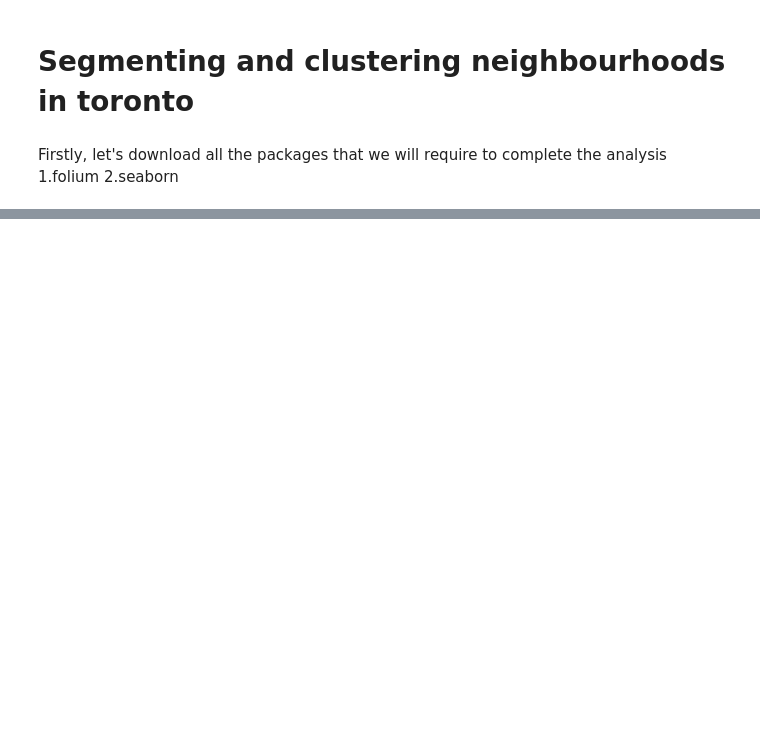
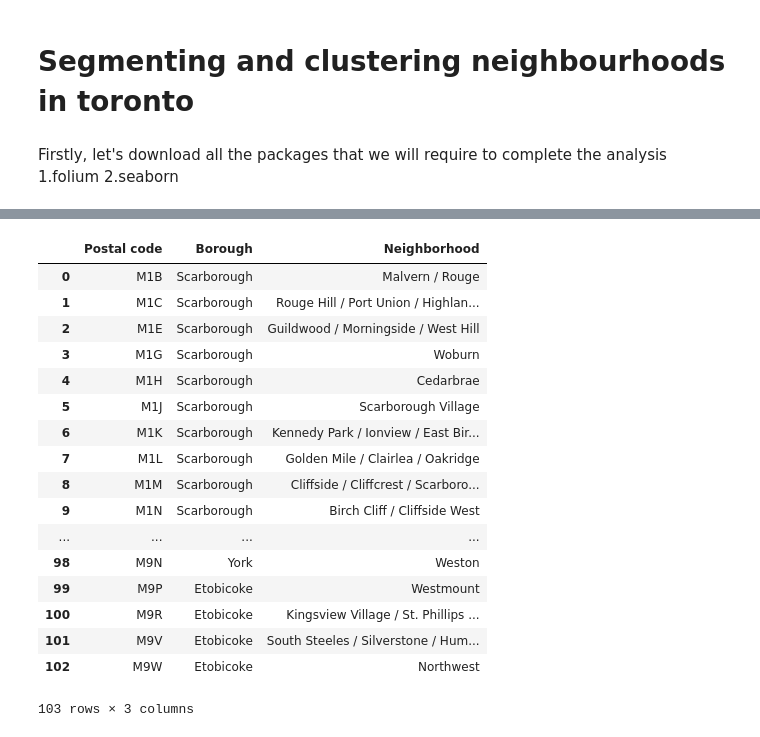
Before and after one commit to PalguniPendurthi/onecapstone, a Jupyter notebook: neighbourhoods.ipynb, the cells around one changed output, grey strips where cells are left out. Cells and saved outputs as stored; diff of their text form; code cells hidden in the pictures; blank space fills up the shorter version.

```diff
--- a/neighbourhoods.ipynb
+++ b/neighbourhoods.ipynb
@@ -46,6 +6,0 @@ toronto_html = BeautifulSoup(resp.content)
-# %%
-soup = BeautifulSoup(str(toronto_html))
-neighborhood_table = soup.find('table')
-table_str = str(neighborhood_table.extract())
-toronto_df = pd.read_html(table_str)[0]
-toronto_df.head()
@@ -209,3 +6,0 @@ params = dict(
-# %%
-resp = requests.get(url=search_url, params=params)
-data = resp.json()
@@ -243,0 +58,46 @@ nbr_venues_df.to_csv('toronto_boroughs_and_venues.csv')
+# %%
+# -----------------------------------------------------
+# Only process the cells that have an assigned borough.
+# Ignore cells with a borough that is Not assigned.
+# -----------------------------------------------------
+TorontoPostalCodes=raw_TorontoPostalCodes[~raw_TorontoPostalCodes['Borough'].isin(['Not assigned'])]
+
+# Sort and Reset index.
+TorontoPostalCodes=TorontoPostalCodes.sort_values(by=['Postal code','Borough','Neighborhood'], ascending=[1,1,1]).reset_index(drop=True)
+
+# -----------------------------------------------------
+# If a cell has a borough but a Not assigned neighborhood, then the neighborhood will be the same as the borough.
+# For example the value of the Borough and the Neighborhood columns will be Queen's Park.
+# -----------------------------------------------------
+TorontoPostalCodes.loc[TorontoPostalCodes['Neighborhood'] == 'Not assigned', ['Neighborhood']] = TorontoPostalCodes['Borough']
+check_unassigned_post_state_sample = TorontoPostalCodes.loc[TorontoPostalCodes['Borough'] == 'Queen\'s Park']
+#print('DEBUG:',check_unassigned_post_state_sample) ; # Print sample borough problem post state
+
+# -----------------------------------------------------
+# More than one neighborhood can exist in one postal code area.
+# For example, in the table on the Wikipedia page, you will notice that M5A is listed twice
+# and has two neighborhoods: Harbourfront and Regent Park.
+# These two rows will be combined into one row with the neighborhoods separated with a comma.
+# -----------------------------------------------------
+TorontoPostalCodes = TorontoPostalCodes.groupby(['Postal code','Borough'])['Neighborhood'].apply(', '.join).reset_index()
+# %%
+TorontoPostalCodes
+# %% [output]
+|  | Postal code | Borough | Neighborhood |
+| 0 | M1B | Scarborough | Malvern / Rouge |
+| 1 | M1C | Scarborough | Rouge Hill / Port Union / Highlan... |
+| 2 | M1E | Scarborough | Guildwood / Morningside / West Hill |
+| 3 | M1G | Scarborough | Woburn |
+| 4 | M1H | Scarborough | Cedarbrae |
+| 5 | M1J | Scarborough | Scarborough Village |
+| 6 | M1K | Scarborough | Kennedy Park / Ionview / East Bir... |
+| 7 | M1L | Scarborough | Golden Mile / Clairlea / Oakridge |
+| 8 | M1M | Scarborough | Cliffside / Cliffcrest / Scarboro... |
+| 9 | M1N | Scarborough | Birch Cliff / Cliffside West |
+| ... | ... | ... | ... |
+| 98 | M9N | York | Weston |
+| 99 | M9P | Etobicoke | Westmount |
+| 100 | M9R | Etobicoke | Kingsview Village / St. Phillips ... |
+| 101 | M9V | Etobicoke | South Steeles / Silverstone / Hum... |
+| 102 | M9W | Etobicoke | Northwest |
+103 rows × 3 columns
```
Also changed, not shown: parts of 49 cells of this notebook.
